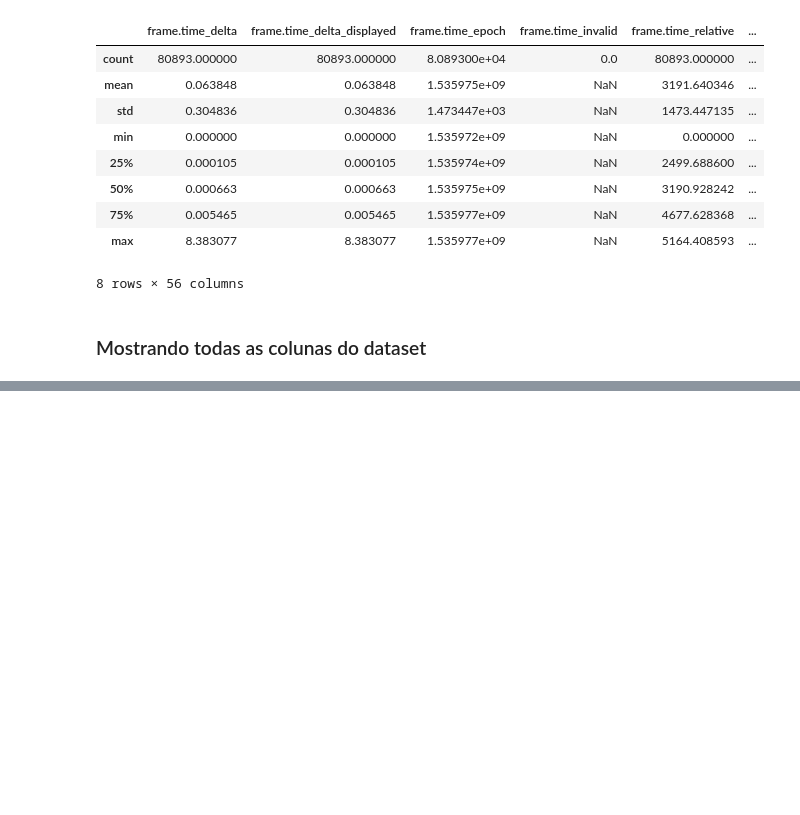
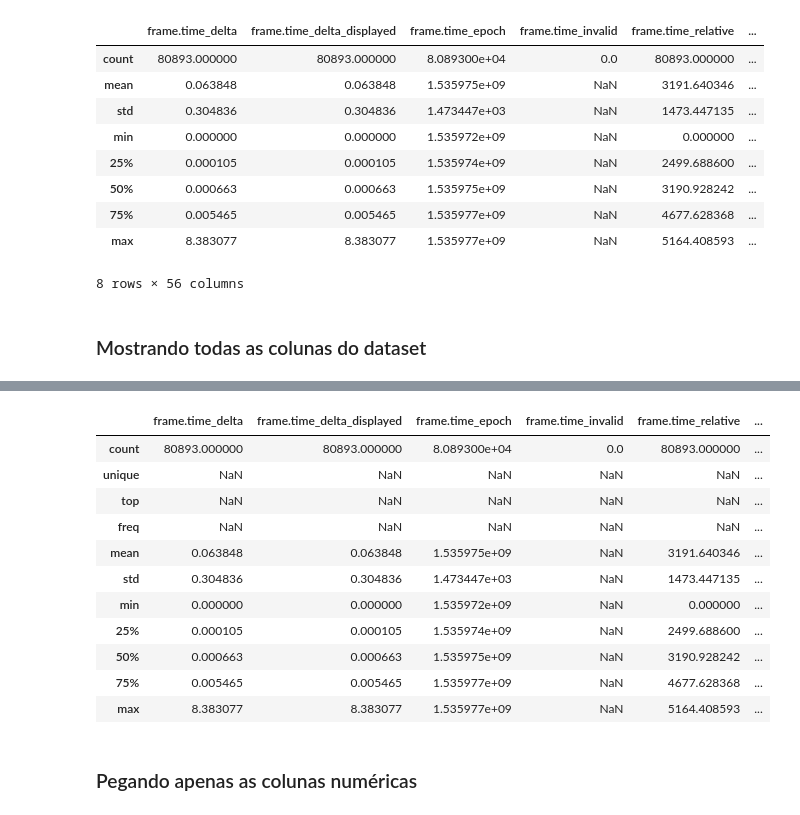
Before and after one commit to William-SWS/mqtt_under_attack, a Jupyter notebook: notebooks/analise_intrusion.ipynb, the cells around one changed output, grey strips where cells are left out. Cells and saved outputs as stored; diff of their text form; code cells hidden in the pictures; blank space fills up the shorter version.

```diff
--- a/notebooks/analise_intrusion.ipynb
+++ b/notebooks/analise_intrusion.ipynb
@@ -35,0 +68,20 @@ NameError: name 'df' is not defined
+# %%
+
+pd.set_option("display.max_columns", None)
+pd.set_option("display.width", None)
+df.describe(include="all")
+# %% [output]
+|  | frame.time_delta | frame.time_delta_displayed | frame.time_epoch | frame.time_invalid | frame.time_relative | ... |
+| count | 80893.000000 | 80893.000000 | 8.089300e+04 | 0.0 | 80893.000000 | ... |
+| unique | NaN | NaN | NaN | NaN | NaN | ... |
+| top | NaN | NaN | NaN | NaN | NaN | ... |
+| freq | NaN | NaN | NaN | NaN | NaN | ... |
+| mean | 0.063848 | 0.063848 | 1.535975e+09 | NaN | 3191.640346 | ... |
+| std | 0.304836 | 0.304836 | 1.473447e+03 | NaN | 1473.447135 | ... |
+| min | 0.000000 | 0.000000 | 1.535972e+09 | NaN | 0.000000 | ... |
+| 25% | 0.000105 | 0.000105 | 1.535974e+09 | NaN | 2499.688600 | ... |
+| 50% | 0.000663 | 0.000663 | 1.535975e+09 | NaN | 3190.928242 | ... |
+| 75% | 0.005465 | 0.005465 | 1.535977e+09 | NaN | 4677.628368 | ... |
+| max | 8.383077 | 8.383077 | 1.535977e+09 | NaN | 5164.408593 | ... |
+# %% [markdown]
+### Pegando apenas as colunas numéricas
```
Also changed, not shown: parts of 6 cells of this notebook.
